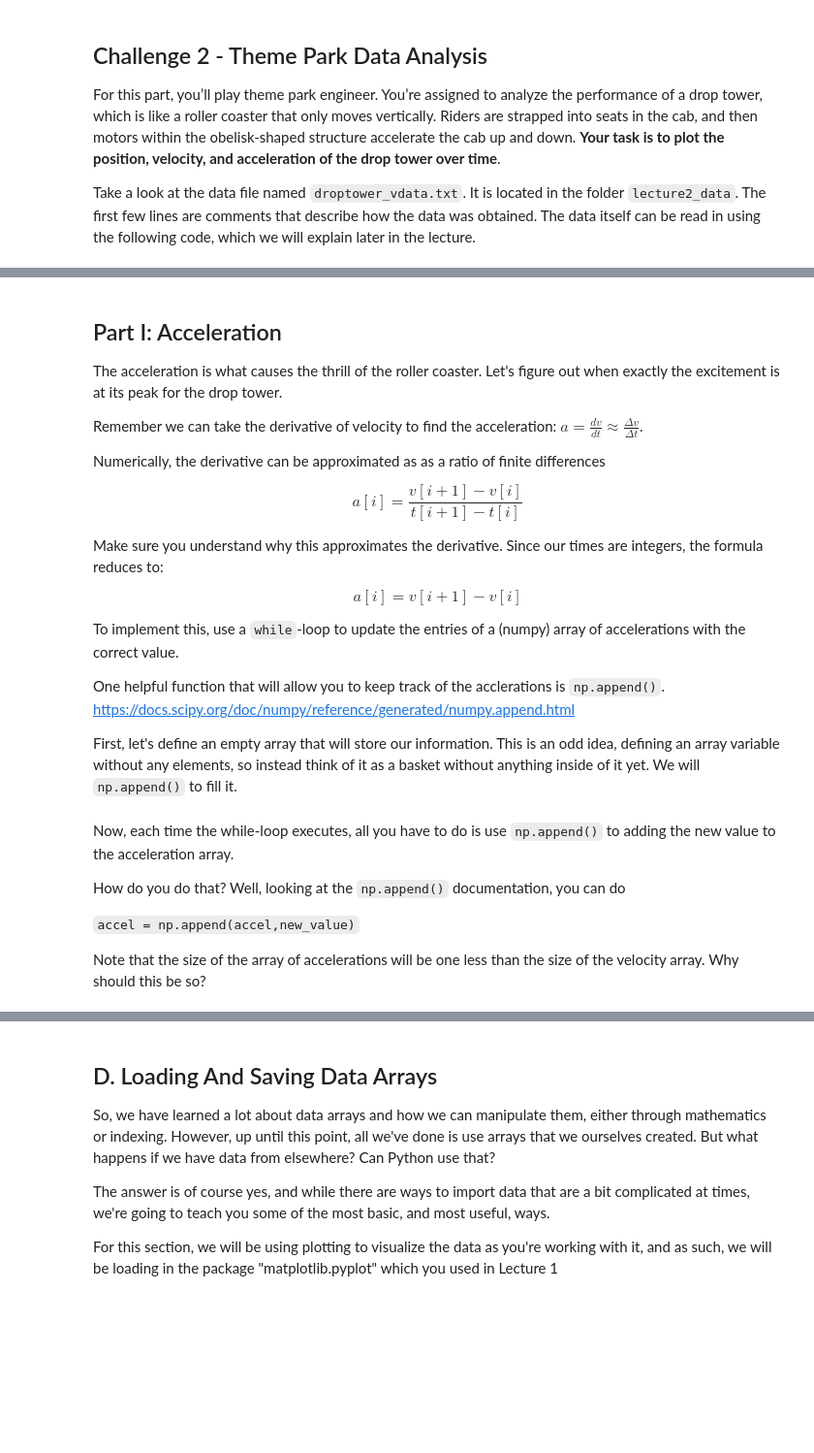
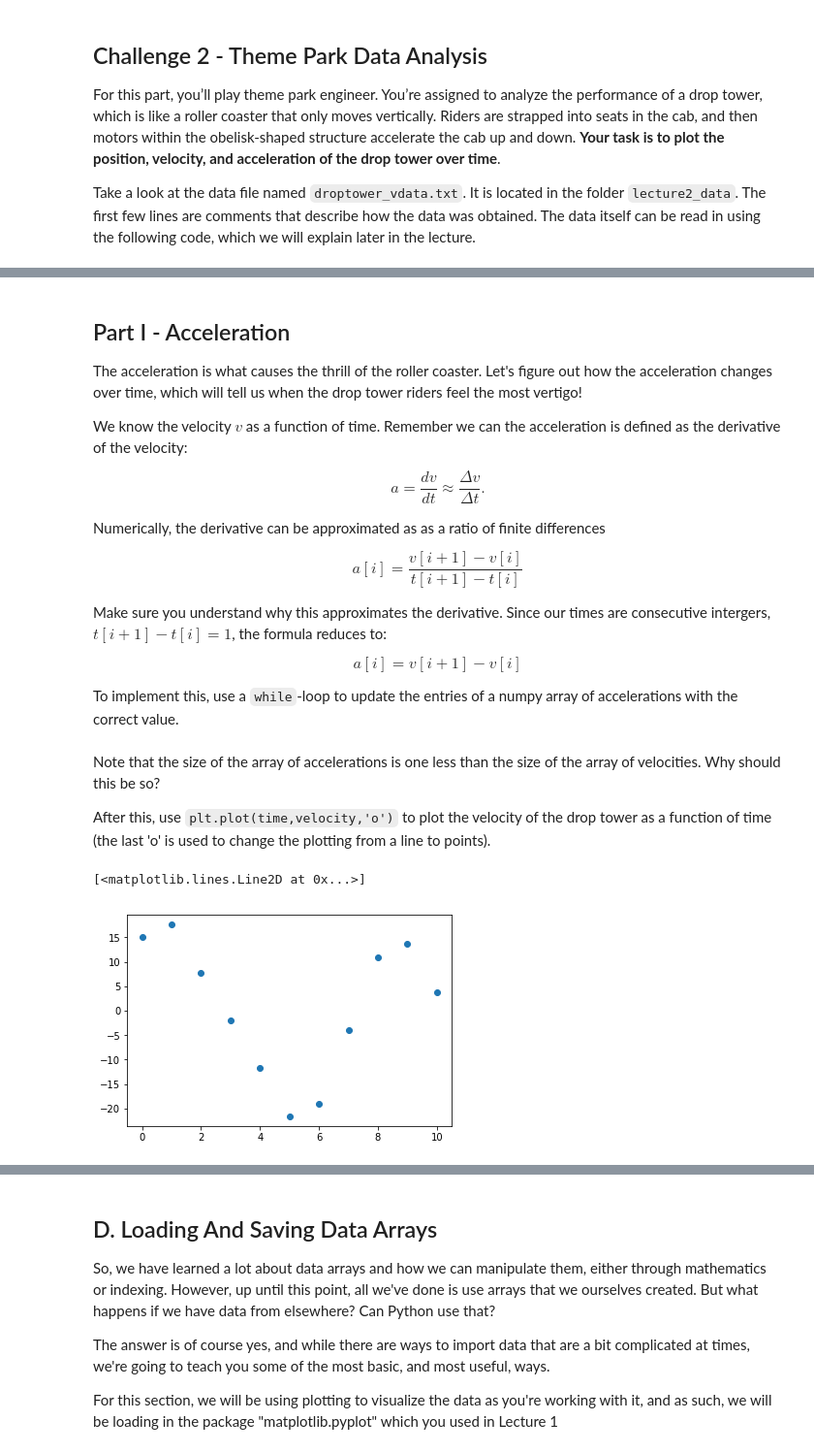
Before and after one commit to astroumd/GradMap, a Jupyter notebook: notebooks/Lectures2018/Lecture2/Lecture2_InstructorCopy.ipynb, the cells around one changed output, grey strips where cells are left out. Shown at 97% size. Saved outputs shown, nothing was run; the diff lists cells and outputs as text; code cells hidden in the pictures; blank space fills up the shorter version.

Commit message:
Made adjustments to Lecture2

````diff
--- a/notebooks/Lectures2018/Lecture2/Lecture2_InstructorCopy.ipynb
+++ b/notebooks/Lectures2018/Lecture2/Lecture2_InstructorCopy.ipynb
@@ -382,5 +382,6 @@ For this part, you’ll play theme park engineer. You’re assigned to analyze t
 
 Take a look at the data file named `droptower_vdata.txt`. It is located in the folder `lecture2_data`. The first few lines are comments that describe how the data was obtained. The data itself can be read in using the following code, which we will explain later in the lecture.
 # %%
-time, velocity = np.loadtxt("./lecture_2data/droptower_vdata.txt",unpack = True)
+import numpy as np
+time, velocity = np.loadtxt("./lecture2_data/droptower_vdata.txt",unpack = True)
 # %% [markdown]
@@ -388,20 +391,18 @@ Now you have two numpy arrays whose *i*-th element contains the data for the vel
 # %% [markdown]
-## Part I: Acceleration
+## Part I - Acceleration
 
-The acceleration is what causes the thrill of the roller coaster. Let's figure out when exactly the excitement is at its peak for the drop tower.
+The acceleration is what causes the thrill of the roller coaster. Let's figure out how the acceleration changes over time, which will tell us when the drop tower riders feel the most vertigo!
 
-Remember we can take the derivative of velocity to find the acceleration: $a = \frac{dv}{dt}\approx \frac{\Delta v}{\Delta t}$.
+We know the velocity $v$ as a function of time. Remember we can the acceleration is defined as the derivative of the velocity:
+
+$$a = \frac{dv}{dt}\approx \frac{\Delta v}{\Delta t}.$$
 
 Numerically, the derivative can be approximated as as a ratio of finite differences
 
 $$ a[i] = \frac{v[i+1]-v[i]}{t[i+1]-t[i]}$$
 
-Make sure you understand why this approximates the derivative. Since our times are integers, the formula reduces to:
+Make sure you understand why this approximates the derivative. Since our times are consecutive intergers, $t[i+1]-t[i] = 1$, the formula reduces to:
 
 $$ a[i] = v[i+1]-v[i]$$
 
-To implement this, use a `while`-loop to update the entries of a (numpy) array of accelerations with the correct value.
-
-One helpful function that will allow you to keep track of the acclerations is `np.append()`.  https://docs.scipy.org/doc/numpy/reference/generated/numpy.append.html
-
-First, let's define an empty array that will store our information. This is an odd idea, defining an array variable without any elements, so instead think of it as a basket without anything inside of it yet. We will `np.append()` to fill it.
+To implement this, use a `while`-loop to update the entries of a numpy array of accelerations with the correct value.
@@ -410,8 +408,0 @@ accel = np.array([])
-# %% [markdown]
-Now, each time the while-loop executes, all you have to do is use `np.append()` to adding the new value to the acceleration array.
-
-How do you do that? Well, looking at the `np.append()` documentation, you can do
-
-```accel = np.append(accel,new_value)```
-
-Note that the size of the array of accelerations will be one less than the size of the velocity array. Why should this be so?
@@ -417,0 +420,10 @@ Note that the size of the array of accelerations will be one less than the size
+# %% [markdown]
+Note that the size of the array of accelerations is one less than the size of the array of velocities. Why should this be so?
+
+After this, use `plt.plot(time,velocity,'o')` to plot the velocity of the drop tower as a function of time (the last 'o' is used to change the plotting from a line to points).
+# %%
+#Your code goes here
+plt.plot(time,velocity,'o')
+# %% [output]
+[<matplotlib.lines.Line2D at 0x...>]
+[figure, added]
````
Also changed, not shown: parts of 27 cells of this notebook, 2 other files.
